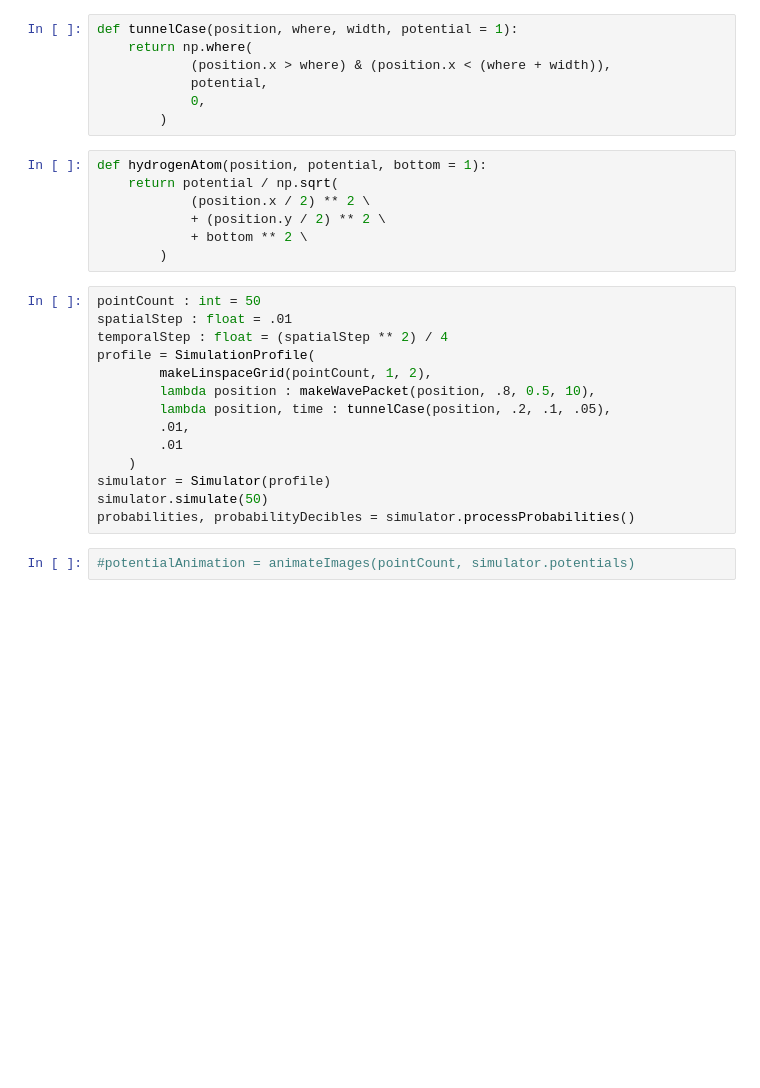
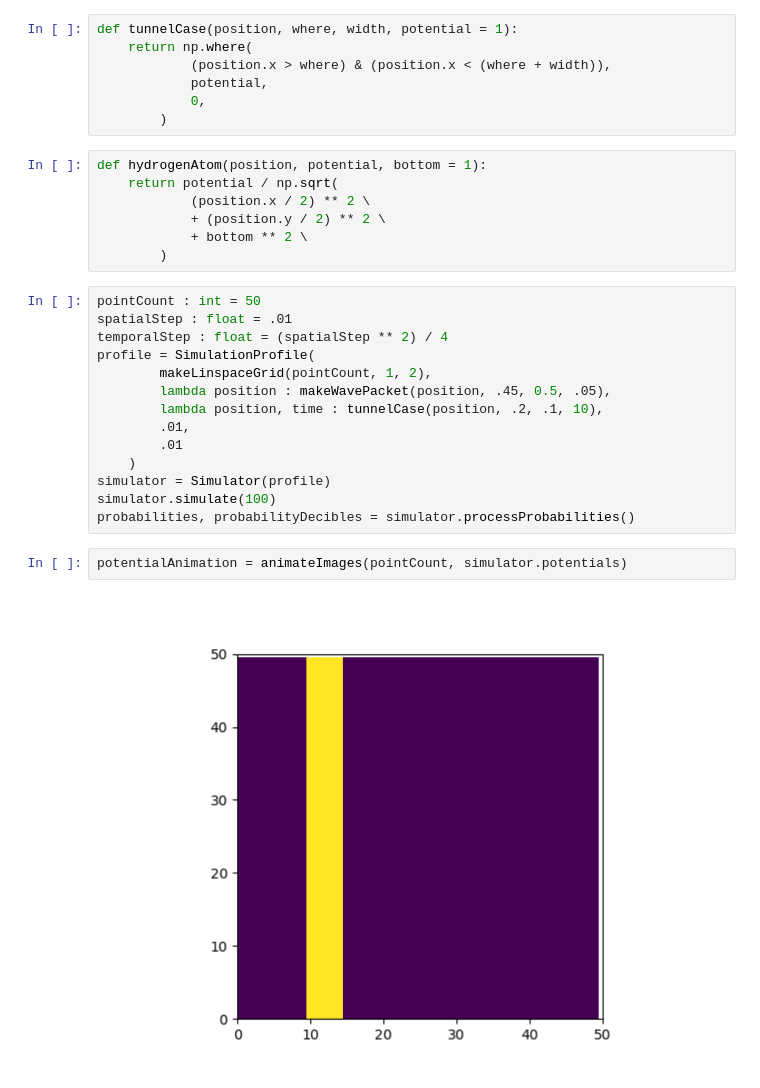
Before and after one commit to cgbsu/SchrodingerInTimeResearchSpring2023, a Jupyter notebook: libschrodinger/Attempt Tunneling 0.ipynb, the cells around one changed output. Drawn from its saved outputs; the diff is of its cells as text; blank space fills up the shorter version.

```diff
--- a/libschrodinger/Attempt Tunneling 0.ipynb
+++ b/libschrodinger/Attempt Tunneling 0.ipynb
@@ -24,16 +24,18 @@ spatialStep : float = .01
 temporalStep : float = (spatialStep ** 2) / 4
 profile = SimulationProfile(
         makeLinspaceGrid(pointCount, 1, 2),
-        lambda position : makeWavePacket(position, .8, 0.5, 10),
-        lambda position, time : tunnelCase(position, .2, .1, .05),
+        lambda position : makeWavePacket(position, .45, 0.5, .05),
+        lambda position, time : tunnelCase(position, .2, .1, 10),
         .01,
         .01
     )
 simulator = Simulator(profile)
-simulator.simulate(50)
+simulator.simulate(100)
 probabilities, probabilityDecibles = simulator.processProbabilities()
 # %%
-#potentialAnimation = animateImages(pointCount, simulator.potentials)
+potentialAnimation = animateImages(pointCount, simulator.potentials)
+# %% [output]
+[figure, added]
 # %%
 waveAnimation = animateImages(pointCount, simulator.probabilities)
 # %% [output]
```
Also changed, not shown: parts of 2 cells of this notebook, 5 other files.
